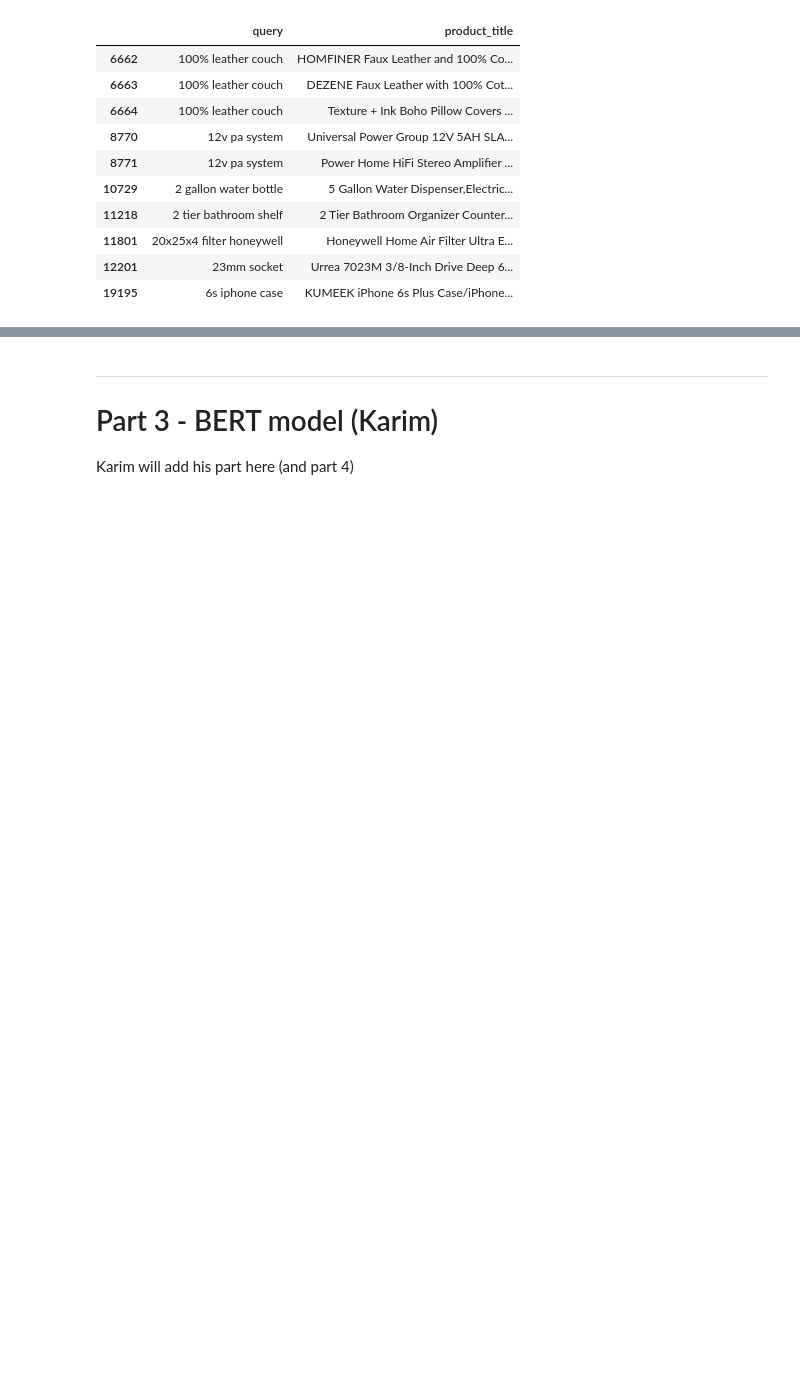
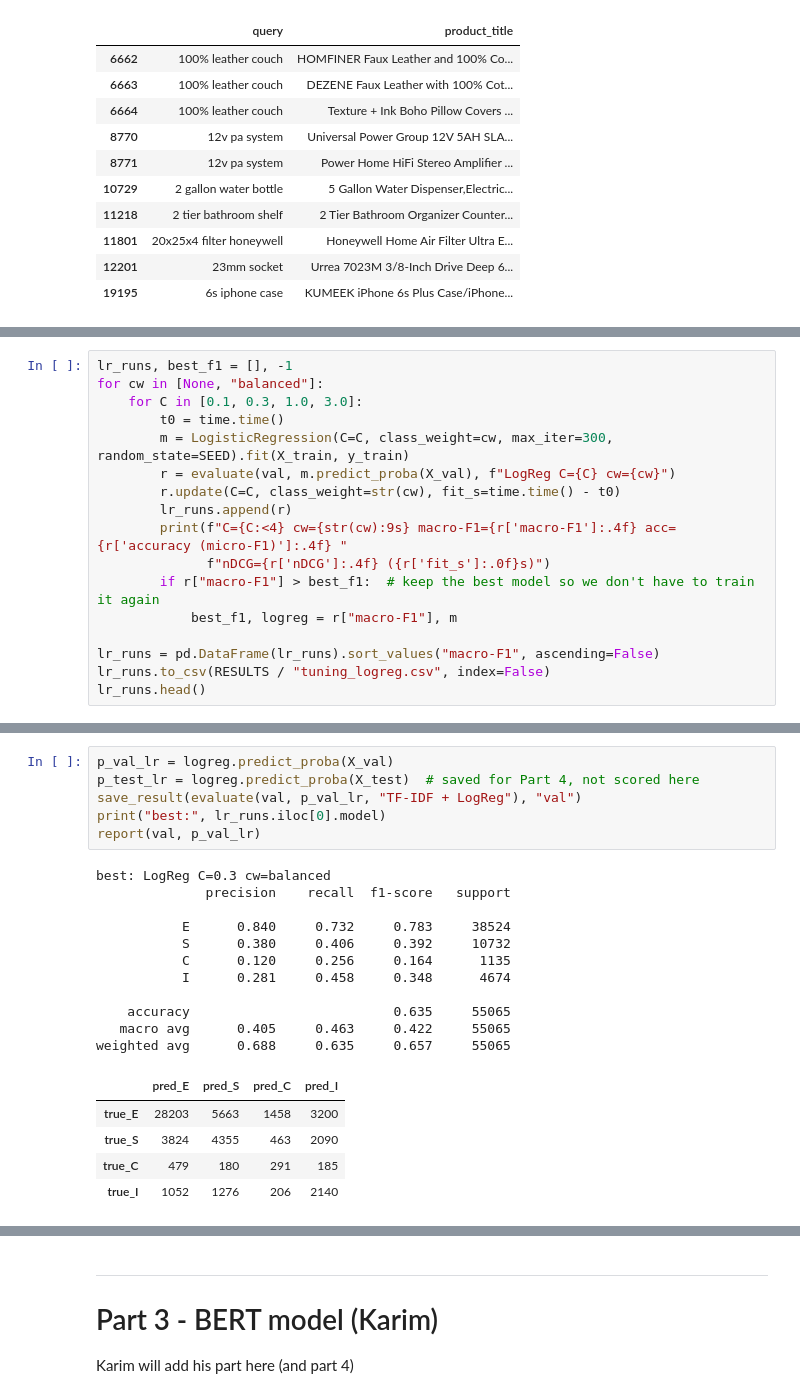
Before and after one commit to m4zenHchm/Amazon_Search_Queries, a Jupyter notebook: Amazon_Search_Queries.ipynb, the cells around one changed output, grey strips where cells are left out. Saved outputs shown, nothing was run; the diff lists cells and outputs as text; blank space fills up the shorter version.

Commit message:
Add files via upload
Part 2: baselines (TF-IDF + LogReg, GBT)

```diff
--- a/Amazon_Search_Queries.ipynb
+++ b/Amazon_Search_Queries.ipynb
@@ -341,0 +472,17 @@ Ram will add his part here
+# %%
+lr_runs, best_f1 = [], -1
+for cw in [None, "balanced"]:
+    for C in [0.1, 0.3, 1.0, 3.0]:
+        t0 = time.time()
+        m = LogisticRegression(C=C, class_weight=cw, max_iter=300, random_state=SEED).fit(X_train, y_train)
+        r = evaluate(val, m.predict_proba(X_val), f"LogReg C={C} cw={cw}")
+        r.update(C=C, class_weight=str(cw), fit_s=time.time() - t0)
+        lr_runs.append(r)
+        print(f"C={C:<4} cw={str(cw):9s} macro-F1={r['macro-F1']:.4f} acc={r['accuracy (micro-F1)']:.4f} "
+              f"nDCG={r['nDCG']:.4f} ({r['fit_s']:.0f}s)")
+        if r["macro-F1"] > best_f1:  # keep the best model so we don't have to train it again
+            best_f1, logreg = r["macro-F1"], m
+
+lr_runs = pd.DataFrame(lr_runs).sort_values("macro-F1", ascending=False)
+lr_runs.to_csv(RESULTS / "tuning_logreg.csv", index=False)
+lr_runs.head()
@@ -341,0 +539,23 @@ Ram will add his part here
+# %%
+p_val_lr = logreg.predict_proba(X_val)
+p_test_lr = logreg.predict_proba(X_test)  # saved for Part 4, not scored here
+save_result(evaluate(val, p_val_lr, "TF-IDF + LogReg"), "val")
+print("best:", lr_runs.iloc[0].model)
+report(val, p_val_lr)
+# %% [output]
+best: LogReg C=0.3 cw=balanced
+              precision    recall  f1-score   support
+
+           E      0.840     0.732     0.783     38524
+           S      0.380     0.406     0.392     10732
+           C      0.120     0.256     0.164      1135
+           I      0.281     0.458     0.348      4674
+
+    accuracy                          0.635     55065
+   macro avg      0.405     0.463     0.422     55065
+weighted avg      0.688     0.635     0.657     55065
+|  | pred_E | pred_S | pred_C | pred_I |
+| true_E | 28203 | 5663 | 1458 | 3200 |
+| true_S | 3824 | 4355 | 463 | 2090 |
+| true_C | 479 | 180 | 291 | 185 |
+| true_I | 1052 | 1276 | 206 | 2140 |
```
Also changed, not shown: parts of 20 cells of this notebook.
